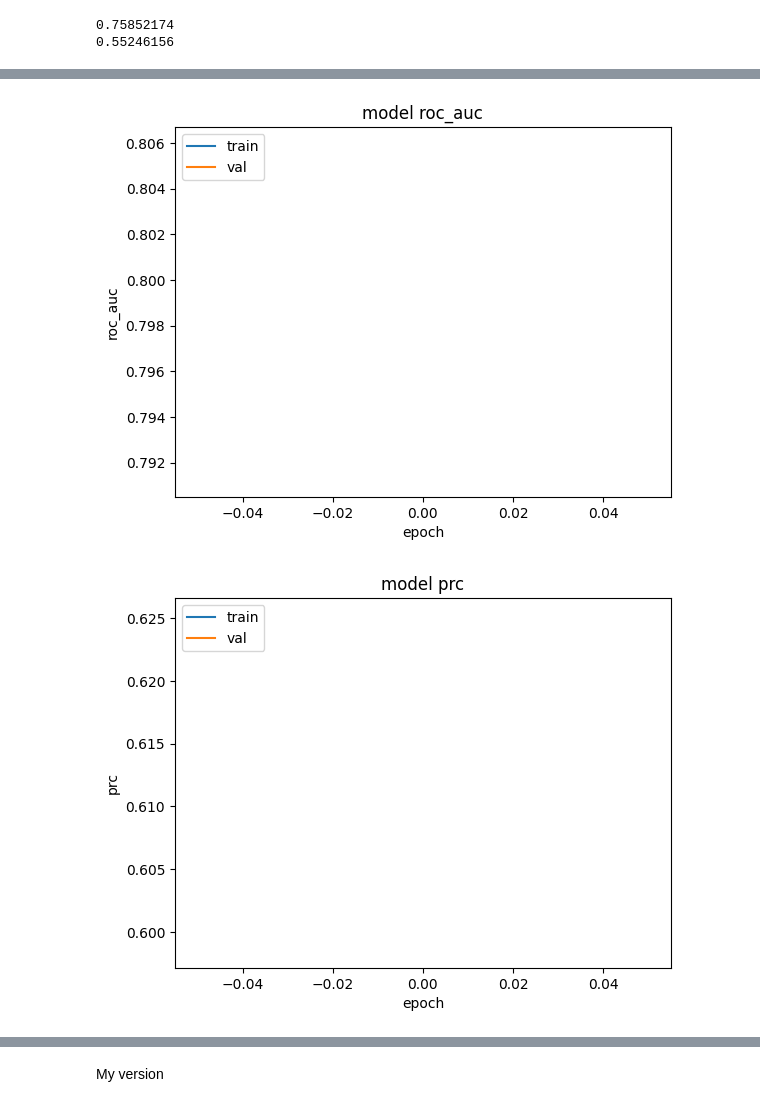
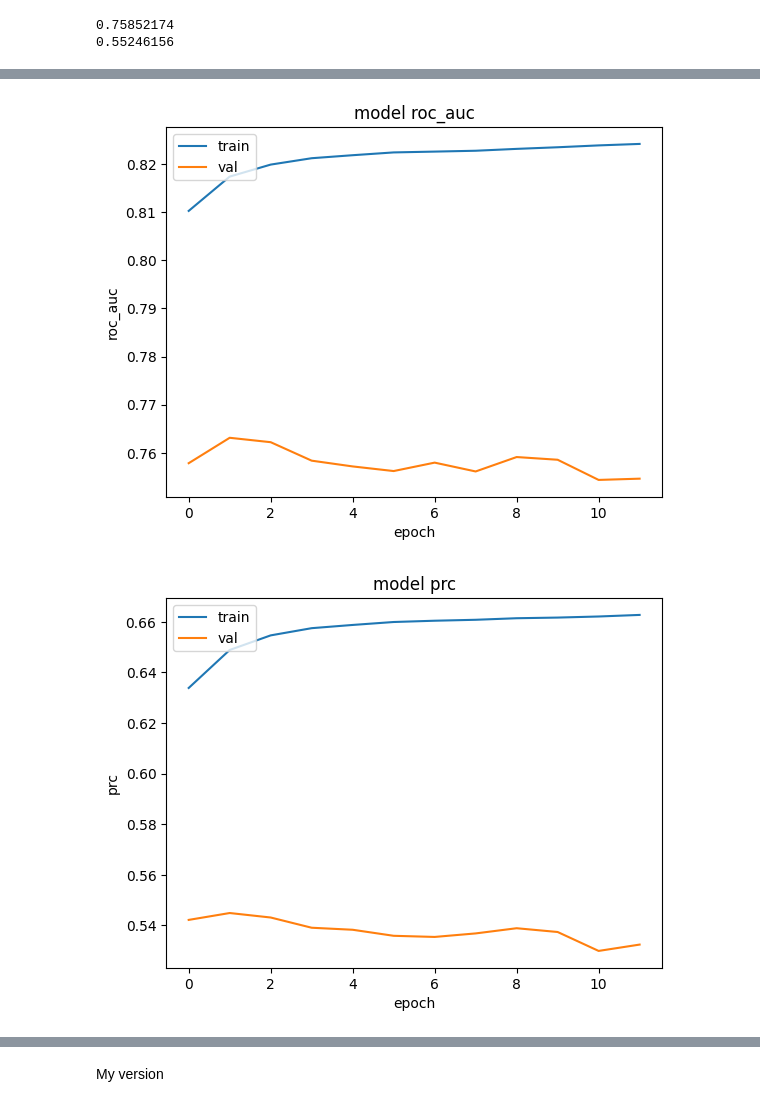
Before and after one commit to dzungdinhh/aaco, a Jupyter notebook: training_xgb.ipynb, the cells around one changed output, grey strips where cells are left out. Cells and saved outputs as stored; diff of their text form; code cells hidden in the pictures.

```diff
--- a/training_xgb.ipynb
+++ b/training_xgb.ipynb
@@ -267,9 +267,9 @@ model.compile(
     metrics=['accuracy', AUC(name='roc_auc'), AUC(name='prc', curve='PR')]
 )
 
-def train_model(model, X_train, y_train, X_val, y_val, epochs=1, batch_size=32):
+def train_model(model, X_train, y_train, X_val, y_val, epochs=100, batch_size=32):
     checkpoint = ModelCheckpoint(
-        '/work/users/d/d/ddinh/aaco/models/mlp.keras',
+        '/work/users/d/d/ddinh/aaco/models/mlp_interpolation.keras',
         monitor='val_roc_auc',
         mode='max',
         save_best_only=True,
@@ -336,2 +349,2 @@ Loss: 0.8312898278236389, Accuracy: 0.5886473655700684, ROC AUC: 0.7912392616271
-[figure, old version]
+[figure, new version]
-[figure, old version]
+[figure, new version]
```
Also changed, not shown: parts of 4 cells of this notebook, 9 other files.
